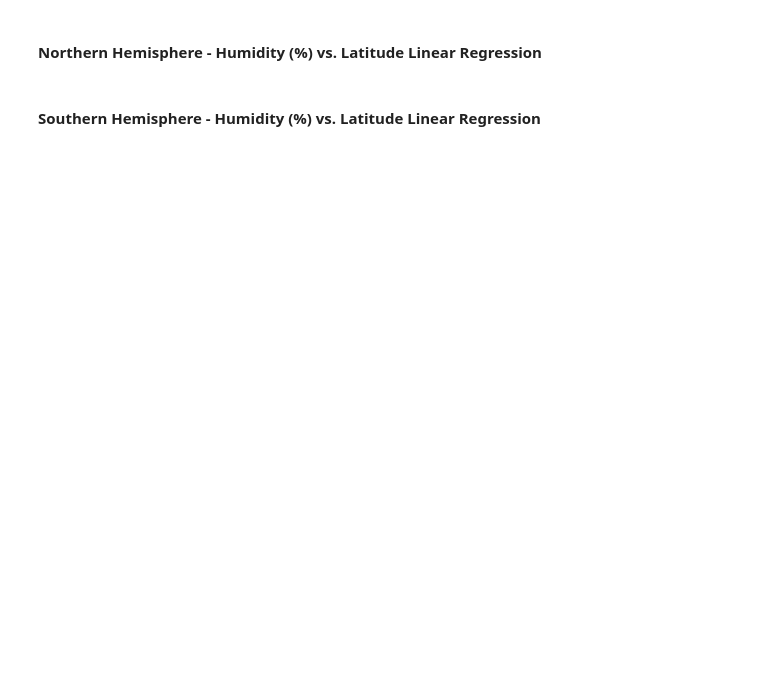
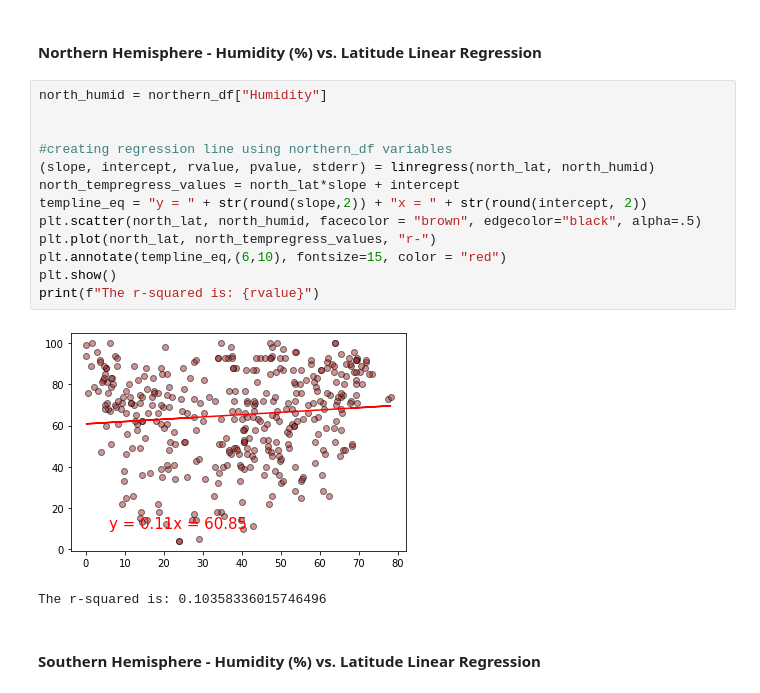
Before and after one commit to Bcliffwm/python-api-challenge, a Jupyter notebook: starter_code/WeatherPy.ipynb, the cells around one changed output. Drawn from its saved outputs; the diff is of its cells as text; blank space fills up the shorter version.

```diff
--- a/starter_code/WeatherPy.ipynb
+++ b/starter_code/WeatherPy.ipynb
@@ -202,4 +272,20 @@ The r-squared is: -0.39360633693822006
 # %% [markdown]
 ####  Northern Hemisphere - Humidity (%) vs. Latitude Linear Regression
+# %%
+north_humid = northern_df["Humidity"]
+
+
+#creating regression line using northern_df variables
+(slope, intercept, rvalue, pvalue, stderr) = linregress(north_lat, north_humid)
+north_tempregress_values = north_lat*slope + intercept
+templine_eq = "y = " + str(round(slope,2)) + "x = " + str(round(intercept, 2))
+plt.scatter(north_lat, north_humid, facecolor = "brown", edgecolor="black", alpha=.5)
+plt.plot(north_lat, north_tempregress_values, "r-")
+plt.annotate(templine_eq,(6,10), fontsize=15, color = "red")
+plt.show()
+print(f"The r-squared is: {rvalue}")
+# %% [output]
+[figure, added]
+The r-squared is: 0.10358336015746496
 # %% [markdown]
 ####  Southern Hemisphere - Humidity (%) vs. Latitude Linear Regression
```
Also changed, not shown: parts of 10 cells of this notebook.
